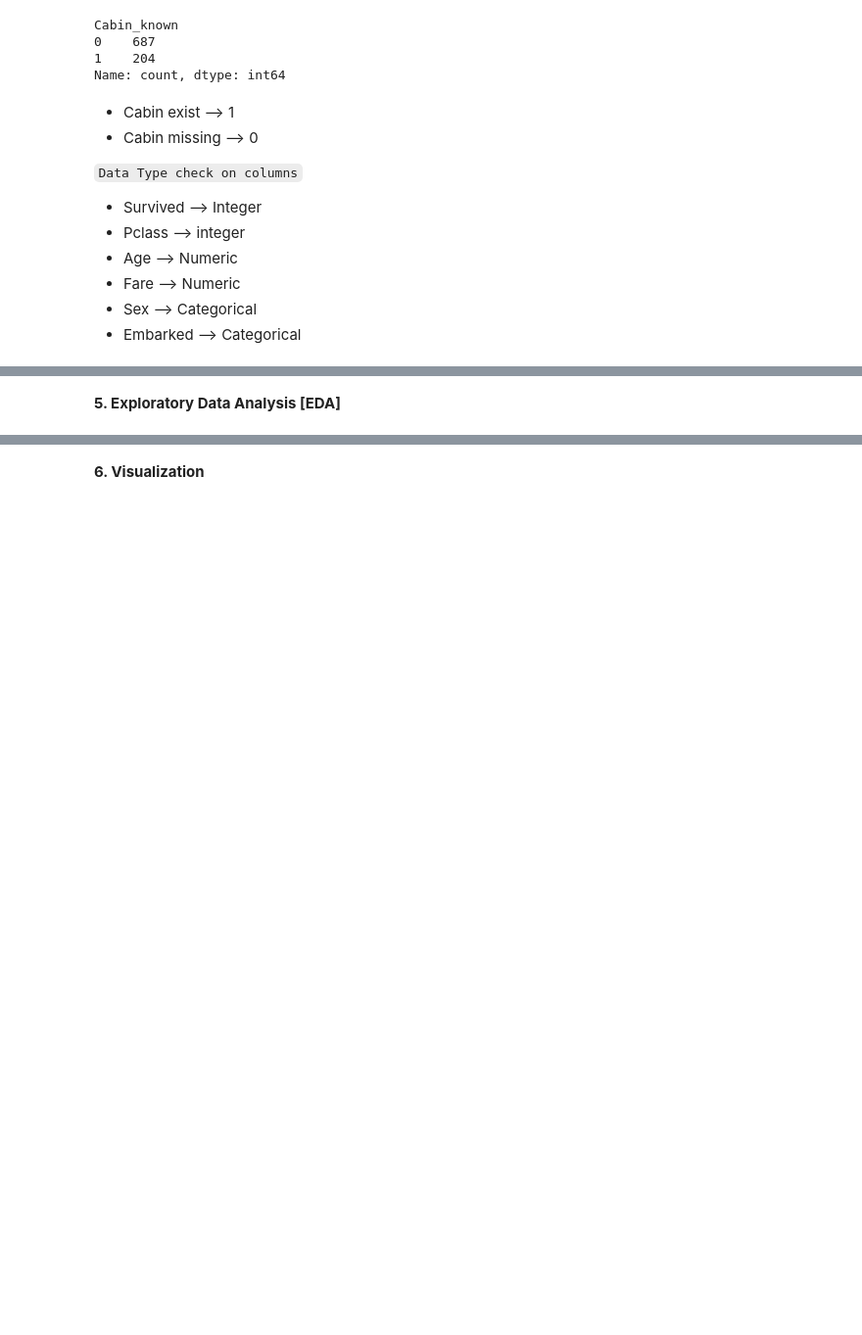
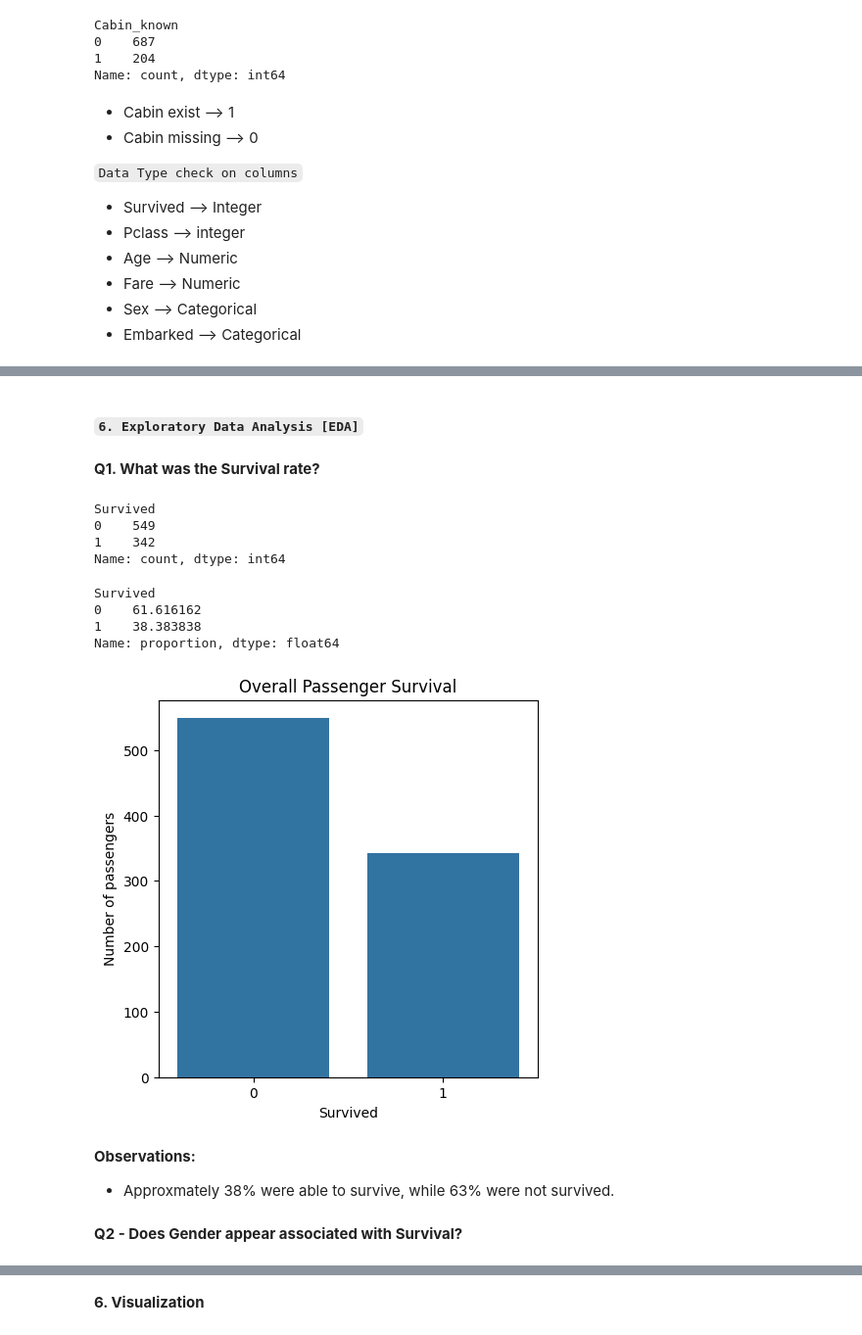
Before and after one commit to rakshith7733/Data-Science-AIML-Portfolio, a Jupyter notebook: Projects/Case Study/03 - Titanic Analysis/Titanic Data Analysis.ipynb, the cells around one changed output, grey strips where cells are left out. Shown at 98% size. Saved outputs shown, nothing was run; the diff lists cells and outputs as text; code cells hidden in the pictures; blank space fills up the shorter version.

````diff
--- a/Projects/Case Study/03 - Titanic Analysis/Titanic Data Analysis.ipynb
+++ b/Projects/Case Study/03 - Titanic Analysis/Titanic Data Analysis.ipynb
@@ -330,9 +330,34 @@ df['Is_alone'] = (df['Family_size'] == 1).astype('int')
 # Family size = 1 --> is alone = 1
 # Family size > 1 --> is alone = 0
 # %% [markdown]
-**5. Exploratory Data Analysis [EDA]**
+#### ```6. Exploratory Data Analysis [EDA]```
+# %% [markdown]
+**Q1. What was the Survival rate?**
+# %%
+df['Survived'].value_counts()
+# %% [output]
+Survived
+0    549
+1    342
+Name: count, dtype: int64
+# %%
+df['Survived'].value_counts(normalize=True)*100
+# %% [output]
+Survived
+0    61.616162
+1    38.383838
+Name: proportion, dtype: float64
 # %%
-#Q1 - Does Gender appear associated with Survival?
-
-sex x survival
-100% stacked bar chart
+plt.figure(figsize=(5,5))
+sns.countplot(data=df, x='Survived')
+plt.title("Overall Passenger Survival")
+plt.xlabel("Survived")
+plt.ylabel("Number of passengers")
+plt.show()
+# %% [output]
+[figure, added]
+# %% [markdown]
+**Observations:**
+- Approxmately 38% were able to survive, while 63% were not survived.
+# %% [markdown]
+**Q2 - Does Gender appear associated with Survival?**
````
Also changed, not shown: parts of 48 cells of this notebook, 3 other files.
